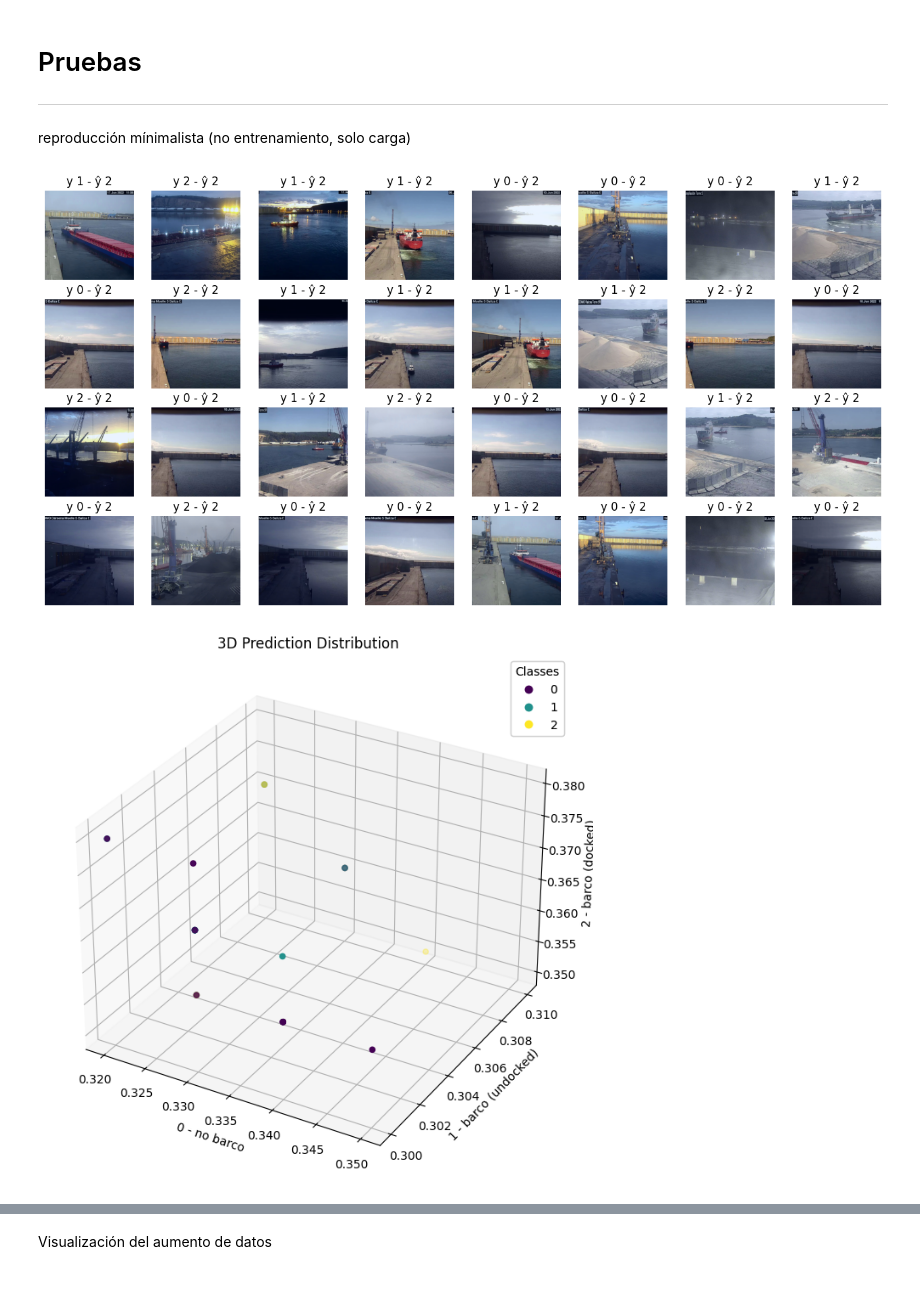
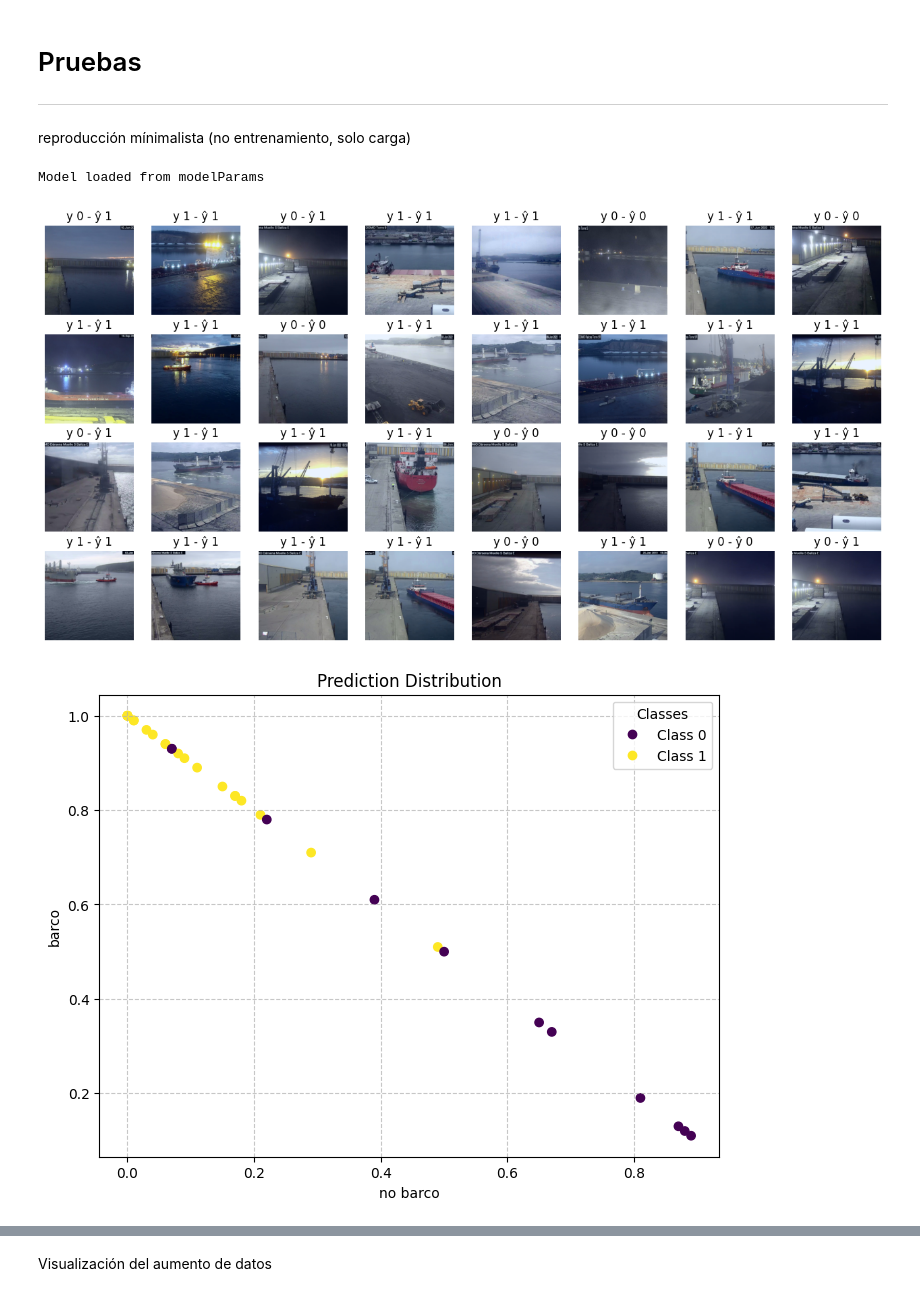
Before and after one commit to PepeRoConde/3year2sem, a Jupyter notebook: vision/p1/pruebas.ipynb, the cells around one changed output, grey strips where cells are left out. Cells and saved outputs as stored; diff of their text form; code cells hidden in the pictures.

```diff
--- a/vision/p1/pruebas.ipynb
+++ b/vision/p1/pruebas.ipynb
@@ -5,27 +5,34 @@ reproducción mínimalista (no entrenamiento, solo carga)
 # %%
 from torch.utils.data import DataLoader
 from ship_classifier import ShipClassifier
 from ship_dataset import ShipDataset
 
-docked=True
+docked=False
 pretrained=False
 mlp_head=True
+device='mps'
+model_path='modelParams'
+dataAugmentation=True
 
 classifier = ShipClassifier(pretrained=pretrained,
                             docked=docked,
-                            mlp_head=mlp_head)
+                            mlp_head=mlp_head,
+                            device=device)
 
 classifier.load_model('modelParams')
+
 classifier.model.to('mps')
 
 testset = ShipDataset(root_dir='/Users/pepe/carrera/3/2/vca/practicas/p2',
                       train=False,
                       dataAugmentation=False,
                       docked=docked,
                       train_ratio=0.8)
 
 classifier.plotgrid(testset,
-                   argmax=True)
+                   argmax=True,
+                   dataAugmentation=dataAugmentation)
 # %% [output]
+Model loaded from modelParams
-[figure, old version]
+[figure, new version]
-[figure, old version]
+[figure, new version]
```
Also changed, not shown: parts of 4 cells of this notebook, 4 other files.
